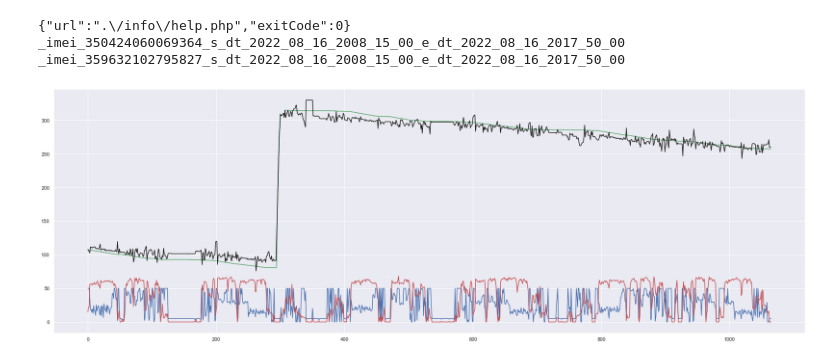
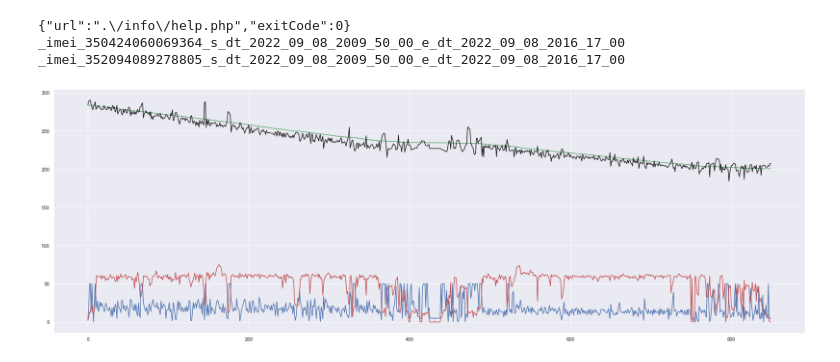
Before and after one commit to zhenux/pythonProject54, a Jupyter notebook: merge_files.ipynb, the cells around one changed output. Cells and saved outputs as stored; diff of their text form; code cells hidden in the pictures.

```diff
--- a/merge_files.ipynb
+++ b/merge_files.ipynb
@@ -7,8 +7,11 @@ from bs4 import BeautifulSoup
 # url_req = (['?imei=350424060069364&s_dt=2022-08-10%2011:50:00&e_dt=2022-08-10%2015:00:00',
 #             '?imei=352094089278805&s_dt=2022-08-10%2011:50:00&e_dt=2022-08-10%2015:00:00'])
 
-url_req = (['?imei=350424060069364&s_dt=2022-08-16%2008:15:00&e_dt=2022-08-16%2017:50:00',
-            '?imei=359632102795827&s_dt=2022-08-16%2008:15:00&e_dt=2022-08-16%2017:50:00'])
+# url_req = (['?imei=350424060069364&s_dt=2022-08-16%2008:15:00&e_dt=2022-08-16%2017:50:00',
+#             '?imei=359632102795827&s_dt=2022-08-16%2008:15:00&e_dt=2022-08-16%2017:50:00'])
+
+url_req = (['?imei=350424060069364&s_dt=2022-09-08%2009:50:00&e_dt=2022-09-08%2016:17:00',
+            '?imei=352094089278805&s_dt=2022-09-08%2009:50:00&e_dt=2022-09-08%2016:17:00'])
 
 
 web_link = 'https://nav.by/info/testAccel.php'
@@ -78,8 +81,8 @@ for p in range(NUM_OF_FILES):
     file.close()
 # %% [output]
 {"url":".\/info\/help.php","exitCode":0}
-_imei_350424060069364_s_dt_2022_08_16_2008_15_00_e_dt_2022_08_16_2017_50_00
-_imei_359632102795827_s_dt_2022_08_16_2008_15_00_e_dt_2022_08_16_2017_50_00
+_imei_350424060069364_s_dt_2022_09_08_2009_50_00_e_dt_2022_09_08_2016_17_00
+_imei_352094089278805_s_dt_2022_09_08_2009_50_00_e_dt_2022_09_08_2016_17_00
 # %%
 # import pandas as pd
 # from datetime import datetime
@@ -143,7 +146,8 @@ inst_acc_minus = []
 dut_rf = []
 dut = []
 
-popt3_calc = [0.003276728, -0.008181688, 0.004813692, -3.33334E-05]
+#popt3_calc = [0.003276728, -0.008181688, 0.004813692, -3.33334E-05]
+popt3_calc = [(0.003276728)*1.8684/100, (-0.008181688)*1.8684/100, 0.004813692*3.4909/100, (-3.33334E-05)*3.4909/100]
 
 df = pd.read_csv(db_files[0] + '.csv', sep=';', engine='python', decimal=',')
 df.columns = ['date', 'speed', 'rowdata', 'z', 'y', 'x_m', 'x_p', 'delta64011', 'delta64022', 'delta64033',
@@ -263,31 +267,31 @@ for i in range(2, len(df)):
             (sum_ES_APP_inst, sum_ES_2_APP_inst, sum_ES_APP_2_inst, sum_ES_2_APP_2_inst),
             popt3_calc[0], popt3_calc[1], popt3_calc[2], popt3_calc[3])
     df.at[i, 'consum_t'] = consum_t
 
     dut_rf.append(dut_calc)
     dut.append(df.AnIn1[i])
     inst_cons.append(consum_l*100)
     inst_speed.append(df.speed[i])
     acc_delta = 10*df.delta64044[i]
     if acc_delta < 0:
         acc_delta = 0
     if acc_delta > 50:
         acc_delta = 50
     inst_acc_plus.append(acc_delta)
     acc_delta = -10*df.delta64033[i]
     if acc_delta > 0:
         acc_delta = 0
     if acc_delta < -50:
         acc_delta = -50
     inst_acc_minus.append(acc_delta)
 
 df.to_csv(db_files[0] + '_changed' + '.csv', index=False)
 
 plt.figure(figsize=(30, 10))
 plt.plot(inst_cons, 'b')
 plt.plot(inst_speed, 'r')
 plt.plot(dut_rf, 'g')
 plt.plot(dut, 'k')
 plt.show()
 # %% [output]
-[figure, old version]
+[figure, new version]
```
